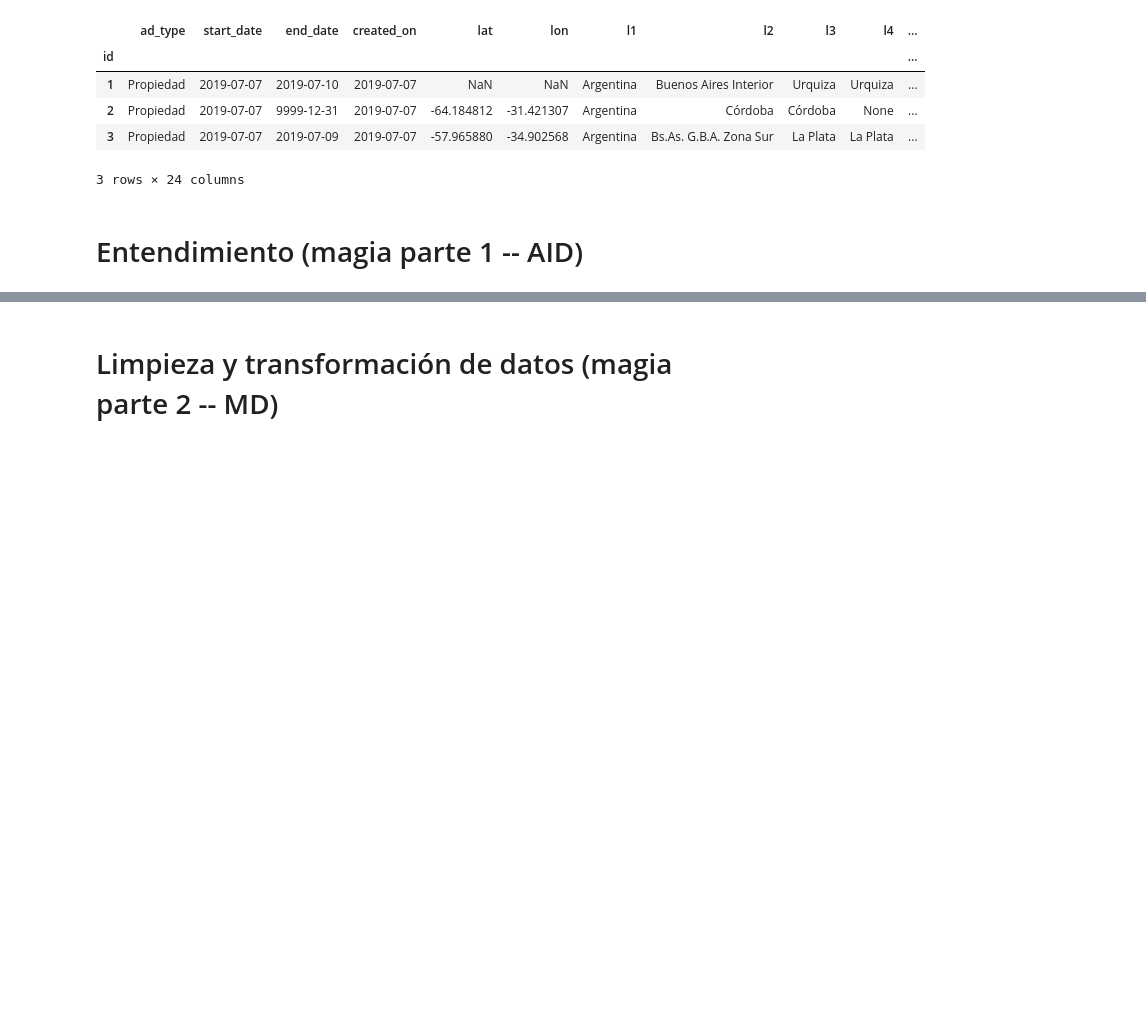
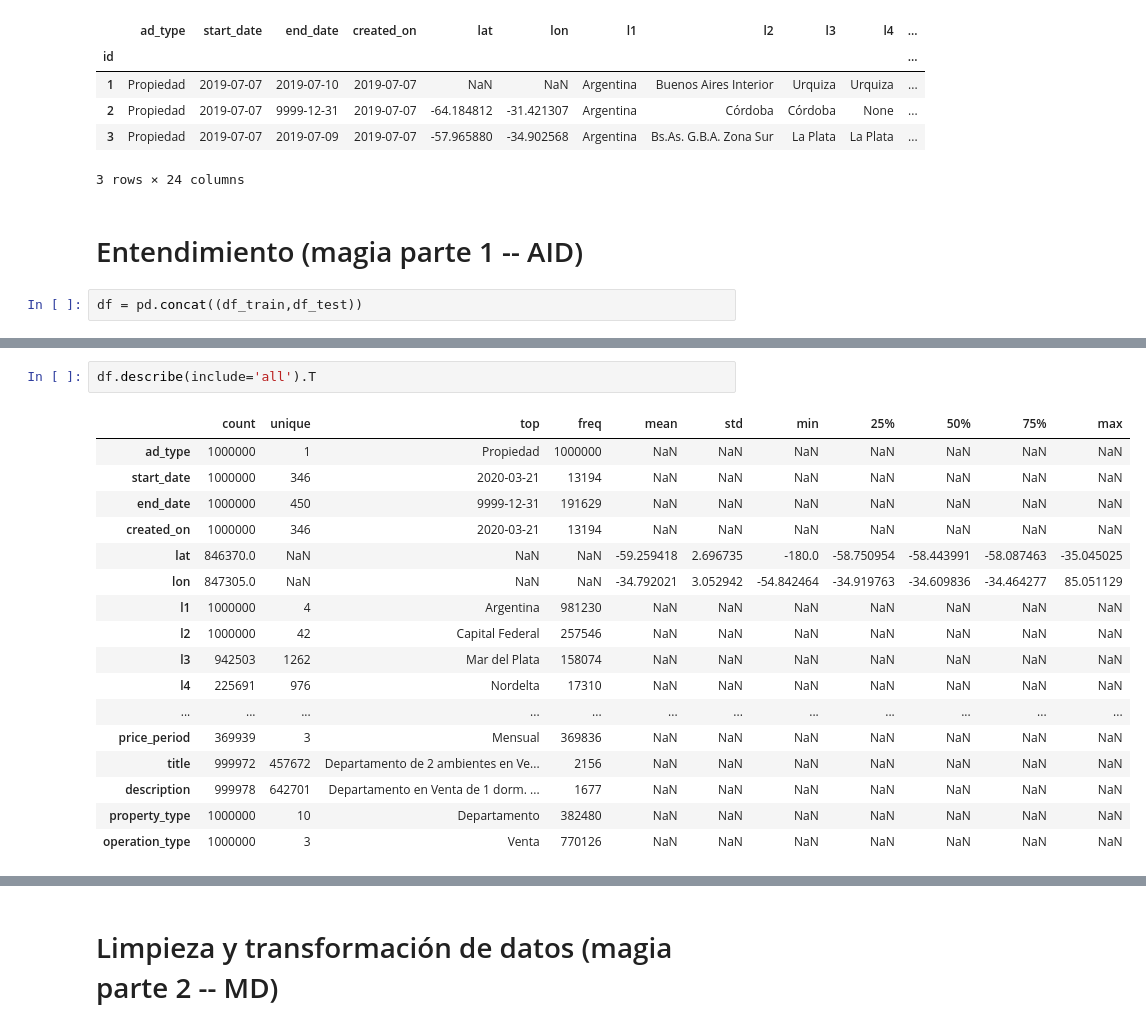
Before and after one commit to josesg998/competencia_properati, a Jupyter notebook: TP_Individual.ipynb, the cells around one changed output, grey strips where cells are left out. Drawn from its saved outputs; the diff is of its cells as text; blank space fills up the shorter version.

```diff
--- a/TP_Individual.ipynb
+++ b/TP_Individual.ipynb
@@ -45,3 +47,5 @@ df_train.head(3)
 3 rows × 24 columns
 # %% [markdown]
 # Entendimiento (magia parte 1 -- AID)
+# %%
+df = pd.concat((df_train,df_test))
@@ -47,0 +92,20 @@ df_train.head(3)
+# %%
+df.describe(include='all').T
+# %% [output]
+|  | count | unique | top | freq | mean | std | min | 25% | 50% | 75% | max |
+| ad_type | 1000000 | 1 | Propiedad | 1000000 | NaN | NaN | NaN | NaN | NaN | NaN | NaN |
+| start_date | 1000000 | 346 | 2020-03-21 | 13194 | NaN | NaN | NaN | NaN | NaN | NaN | NaN |
+| end_date | 1000000 | 450 | 9999-12-31 | 191629 | NaN | NaN | NaN | NaN | NaN | NaN | NaN |
+| created_on | 1000000 | 346 | 2020-03-21 | 13194 | NaN | NaN | NaN | NaN | NaN | NaN | NaN |
+| lat | 846370.0 | NaN | NaN | NaN | -59.259418 | 2.696735 | -180.0 | -58.750954 | -58.443991 | -58.087463 | -35.045025 |
+| lon | 847305.0 | NaN | NaN | NaN | -34.792021 | 3.052942 | -54.842464 | -34.919763 | -34.609836 | -34.464277 | 85.051129 |
+| l1 | 1000000 | 4 | Argentina | 981230 | NaN | NaN | NaN | NaN | NaN | NaN | NaN |
+| l2 | 1000000 | 42 | Capital Federal | 257546 | NaN | NaN | NaN | NaN | NaN | NaN | NaN |
+| l3 | 942503 | 1262 | Mar del Plata | 158074 | NaN | NaN | NaN | NaN | NaN | NaN | NaN |
+| l4 | 225691 | 976 | Nordelta | 17310 | NaN | NaN | NaN | NaN | NaN | NaN | NaN |
+| ... | ... | ... | ... | ... | ... | ... | ... | ... | ... | ... | ... |
+| price_period | 369939 | 3 | Mensual | 369836 | NaN | NaN | NaN | NaN | NaN | NaN | NaN |
+| title | 999972 | 457672 | Departamento de 2 ambientes en Ve... | 2156 | NaN | NaN | NaN | NaN | NaN | NaN | NaN |
+| description | 999978 | 642701 | Departamento en Venta de 1 dorm. ... | 1677 | NaN | NaN | NaN | NaN | NaN | NaN | NaN |
+| property_type | 1000000 | 10 | Departamento | 382480 | NaN | NaN | NaN | NaN | NaN | NaN | NaN |
+| operation_type | 1000000 | 3 | Venta | 770126 | NaN | NaN | NaN | NaN | NaN | NaN | NaN |
```
Also changed, not shown: parts of 8 cells of this notebook.
